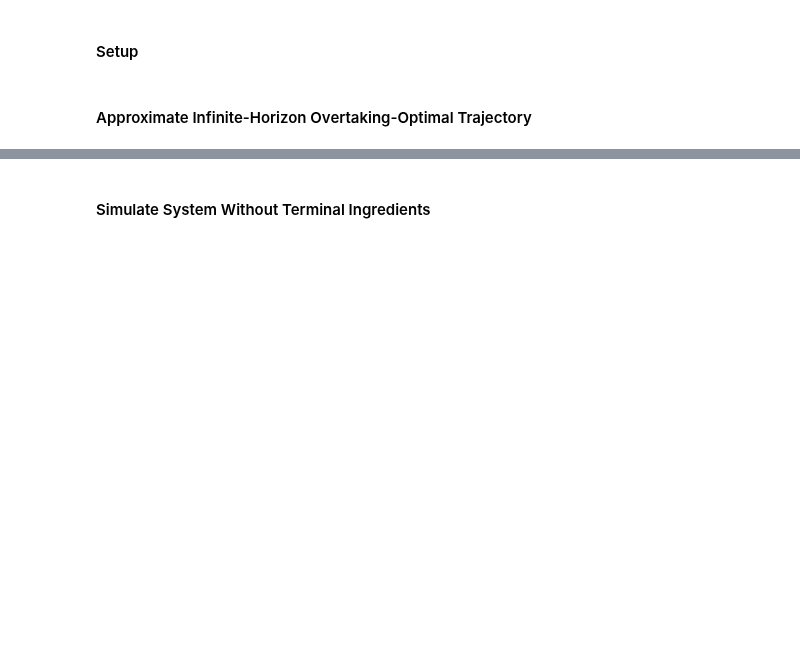
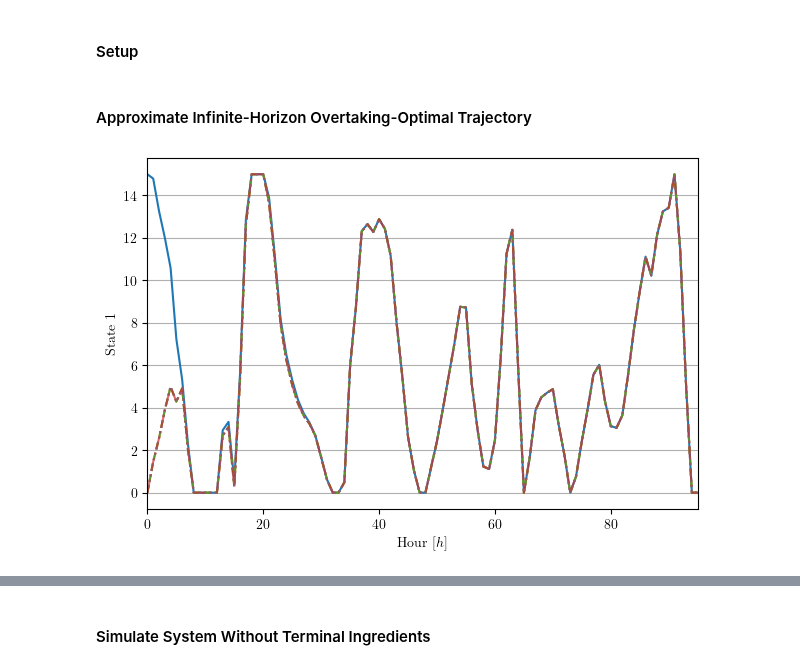
Before and after one commit to Gedlex/time-varying-RHGs, a Jupyter notebook: empc_DSMPC.ipynb, the cells around one changed output, grey strips where cells are left out. Drawn from its saved outputs; the diff is of its cells as text; code cells hidden in the pictures; blank space fills up the shorter version.

```diff
--- a/empc_DSMPC.ipynb
+++ b/empc_DSMPC.ipynb
@@ -30,19 +30,56 @@ np.set_printoptions(threshold=10000, linewidth=np.inf)
 # %% [markdown]
 #### Approximate Infinite-Horizon Overtaking-Optimal Trajectory
 # %%
+# Define period length and number of periods
+T, N = 96, 6
+
 # Load parameters and create system with a long horizon
-zeta_max = 40 * np.ones([96,10]); zeta_max[23::24,:] = 1
-params_inf = DSMPCParams(N=200, T=96, zeta_max=zeta_max, zeta_min=-zeta_max)
+zeta_max = 40 * np.ones([T,10]); zeta_max[23::24,:] = 1
+params_inf = DSMPCParams(N=N*T, T=T, zeta_max=zeta_max, zeta_min=-zeta_max)
 sys_inf = LinearSystem(params_inf.sys)
 
 # Initialize controller
 ctrl_inf = EMPC(sys_inf, params_inf.ctrl)
 
 # Solve EMPC problem with free initial state
-sol_u, sol_x, error_msg = ctrl_inf.solve(t=0)
+sol_u, sol_x, error_msg, dual_vars_inf = ctrl_inf.solve(t=0)
 if error_msg != None:
     warnings.warn(error_msg)
 
 # Save trajectory
 x_inf = sol_x.T
 u_inf = sol_u.T
+# %%
+# Set font style
+plt.rcParams['text.usetex'] = True
+
+# Create time and norm vector
+idx = 1
+time_vector = np.arange(T)
+# norm_vector = np.linalg.norm(x_inf, axis=1)
+
+# Create figure
+plt.figure(figsize=(6, 4), layout='constrained')
+
+# Plot x_inf over time
+ls = ['-', '--', '--', '-.', ':', ':']
+alpha = [1, 0.9, 0.8, 0.7, 0.6, 0.5]
+for i in range(N):
+    plt.plot(time_vector, x_inf[i*T:(i+1)*T,idx], ls=ls[i], alpha=alpha[i])
+
+# Add labels and title
+plt.xlabel(r'\rmfamily{Hour} $[h]$')
+plt.ylabel(f'\\rmfamily{{State {idx}}}')
+
+# Set limits
+plt.autoscale(enable=True, axis='x', tight=True)
+
+# Set grid
+ax = plt.gca()
+ax.yaxis.grid(True)
+ax.xaxis.grid(False)
+
+# Show plot
+plt.show()
+# %% [output]
+[figure, added]
```
Also changed, not shown: parts of 26 cells of this notebook, 8 other files.
